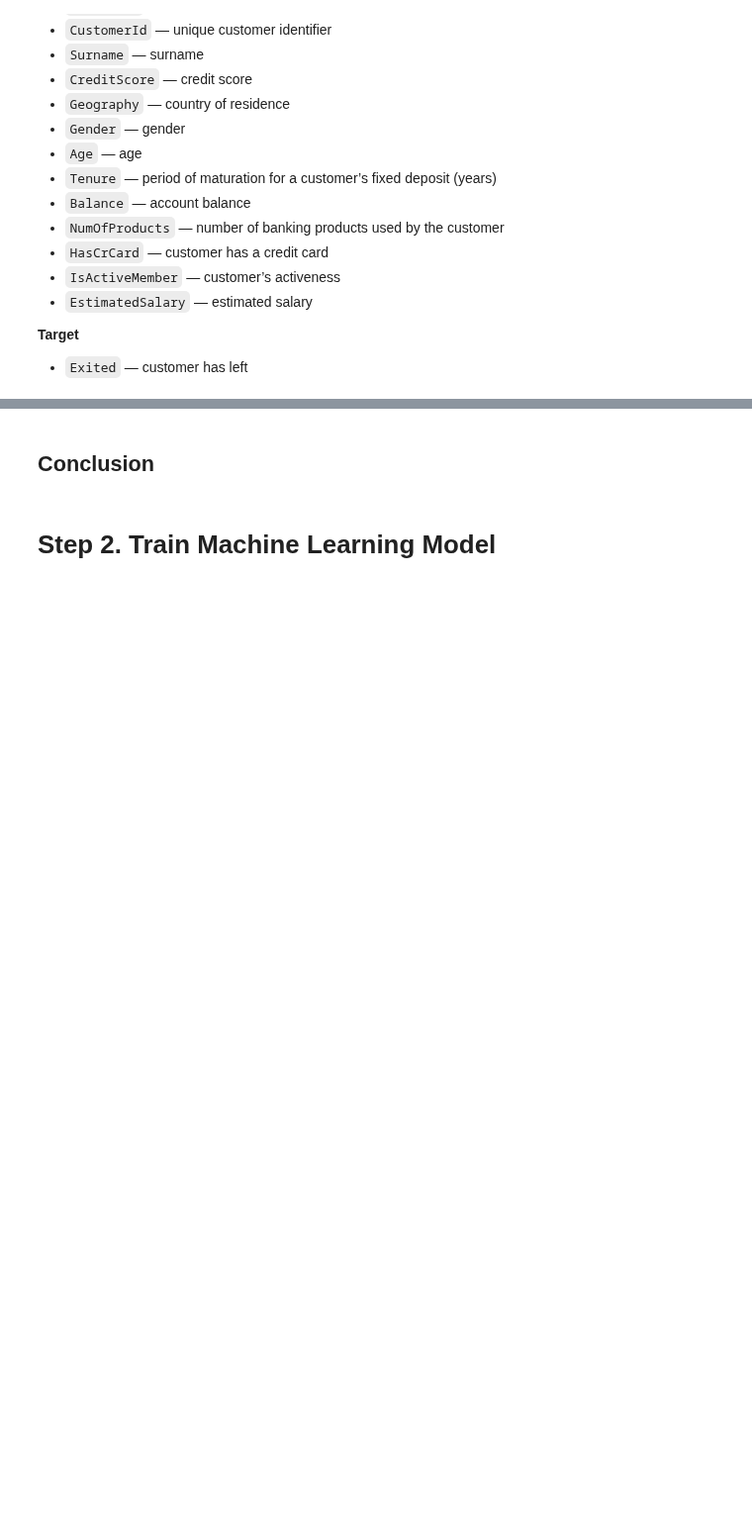
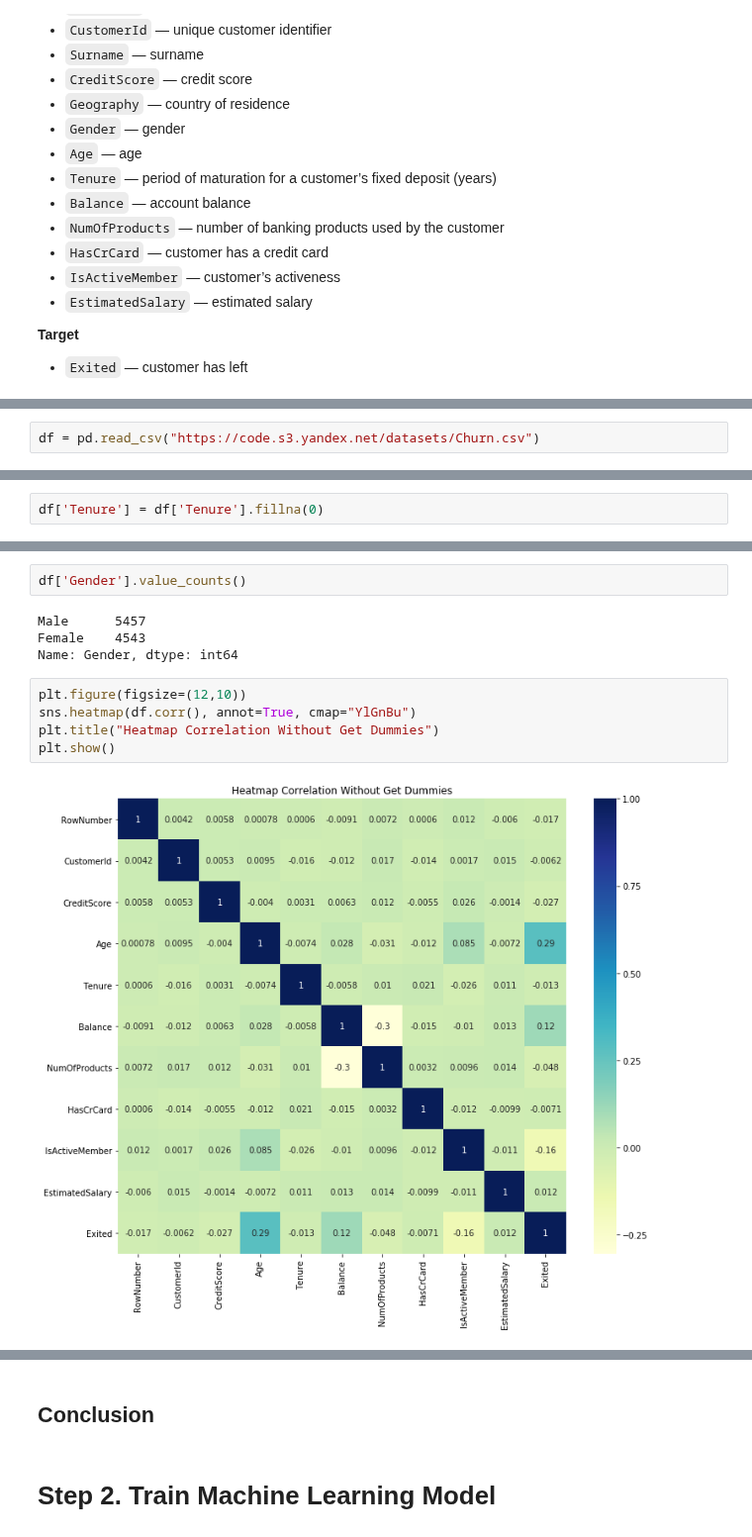
Before and after one commit to rainbowmoonlight/Yandex_Practicum_Projects, a Jupyter notebook: 07 Bank Churns ML Prediction - In Progress/Bank Churns Prediction Machine Learning.ipynb, the cells around one changed output, grey strips where cells are left out. Shown at 99% size. Drawn from its saved outputs; the diff is of its cells as text; blank space fills up the shorter version.

Commit message:
initial data preprocessing bank churns prediction

```diff
--- a/07 Bank Churns ML Prediction - In Progress/Bank Churns Prediction Machine Learning.ipynb
+++ b/07 Bank Churns ML Prediction - In Progress/Bank Churns Prediction Machine Learning.ipynb
@@ -42,0 +59,2 @@ We are going to build a model with the maximum possible F1 score. We need an F1
+# %%
+df = pd.read_csv("https://code.s3.yandex.net/datasets/Churn.csv")
@@ -42,0 +153,2 @@ We are going to build a model with the maximum possible F1 score. We need an F1
+# %%
+df['Tenure'] = df['Tenure'].fillna(0)
@@ -42,0 +166,13 @@ We are going to build a model with the maximum possible F1 score. We need an F1
+# %%
+df['Gender'].value_counts()
+# %% [output]
+Male      5457
+Female    4543
+Name: Gender, dtype: int64
+# %%
+plt.figure(figsize=(12,10))
+sns.heatmap(df.corr(), annot=True, cmap="YlGnBu")
+plt.title("Heatmap Correlation Without Get Dummies")
+plt.show()
+# %% [output]
+[figure, added]
```
Also changed, not shown: parts of 25 cells of this notebook.
